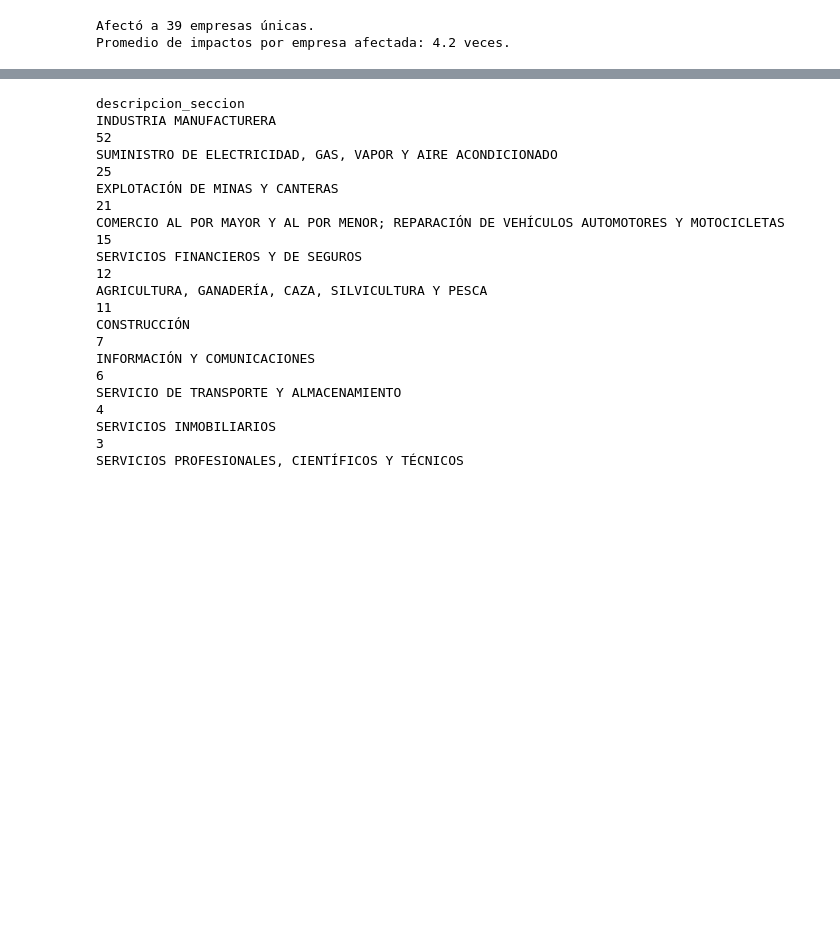
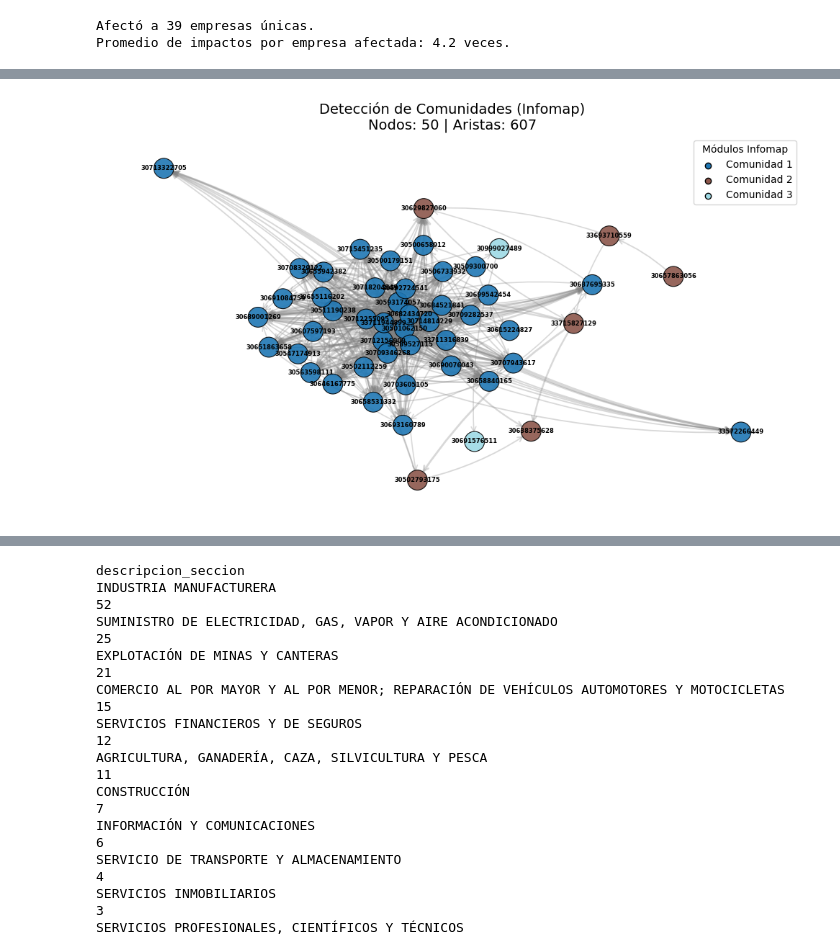
Before and after one commit to sofiscaiano/credit_risk_network, a Jupyter notebook: grafos_downgrades.ipynb, the cells around one changed output, grey strips where cells are left out. Drawn from its saved outputs; the diff is of its cells as text; code cells hidden in the pictures; blank space fills up the shorter version.

Commit message:
fix: fix periodo_mensual, comunidades por infomap y actualizaciones

```diff
--- a/grafos_downgrades.ipynb
+++ b/grafos_downgrades.ipynb
@@ -445,0 +521,73 @@ Número de comunidades: 3
+# %%
+def visualizar_comunidades(G, comunidades):
+    """
+    Visualiza el grafo G coloreando los nodos según su comunidad de Infomap.
+    Ajusta el grosor y transparencia de las aristas según su peso.
+    """
+    plt.figure(figsize=(10, 6))
+
+    # 1. Definir la posición de los nodos usando un algoritmo de fuerzas
+    # 'k' regula la distancia entre nodos (aumentalo si los nodos se superponen mucho)
+    # pos = nx.spring_layout(G, k=0.5, iterations=50, seed=42)
+    pos = pos_multi
+    # 2. Extraer las comunidades únicas y mapear colores
+    lista_comunidades = list(comunidades.values())
+    comunidades_unicas = list(set(lista_comunidades))
+    num_comunidades = len(comunidades_unicas)
+
+    # Usamos una paleta de colores cualitativa de Matplotlib
+    cmap = plt.cm.get_cmap('tab20', num_comunidades)
+    color_map = {com: cmap(i) for i, com in enumerate(comunidades_unicas)}
+    colores_nodos = [color_map[comunidades[node]] for node in G.nodes()]
+
+    # 3. Normalizar los pesos de las aristas para el ancho visual (Edge Width)
+    pesos = [data['weight'] for u, v, data in G.edges(data=True)]
+    max_peso = max(pesos) if pesos else 1
+    # Escalamos para que el grosor varíe entre 0.5 y 4.0
+    anchos_aristas = [0.5 + 3.5 * (p / max_peso) for p in pesos]
+
+    # 4. Dibujar los Nodos
+    nx.draw_networkx_nodes(
+        G, pos,
+        node_color=colores_nodos,
+        node_size=400,
+        alpha=0.9,
+        edgecolors='black', # Borde negro sutil para destacar el nodo
+        linewidths=0.8
+    )
+
+    # 5. Dibujar las Aristas Dirigidas (Flechas)
+    # Usamos un alpha bajo (0.3) para que las aristas débiles no tapen el gráfico
+    nx.draw_networkx_edges(
+        G, pos,
+        width=anchos_aristas,
+        alpha=0.3,
+        edge_color='gray',
+        arrowsize=12,      # Tamaño de la punta de la flecha
+        arrowstyle='->',
+        connectionstyle='arc3,rad=0.1' # Curva ligera para ver aristas de ida y vuelta
+    )
+
+    # 6. Dibujar las Etiquetas (Labels) de los nodos
+    nx.draw_networkx_labels(
+        G, pos,
+        font_size=6,
+        font_weight='bold',
+        font_color='black'
+    )
+
+    # 7. Agregar una leyenda para las comunidades
+    for i, com in enumerate(comunidades_unicas):
+        plt.scatter([], [], c=[color_map[com]], label=f"Comunidad {com}", edgecolors='black')
+    plt.legend(loc='upper right', title="Módulos Infomap", scatterpoints=1)
+
+    plt.title(f"Detección de Comunidades (Infomap)\nNodos: {G.number_of_nodes()} | Aristas: {G.number_of_edges()}", fontsize=14)
+    plt.axis('off') # Ocultar los ejes cartesianos
+    plt.tight_layout()
+    plt.show()
+
+# --- CÓMO USARLO EN TU SCRIPT ---
+# Solo tenés que llamar a la función pasando tu grafo final filtrado y el dict de resultados:
+visualizar_comunidades(G_aux, comunidades)
+# %% [output]
+[figure, added]
```
Also changed, not shown: parts of 18 cells of this notebook, 10 other files.
